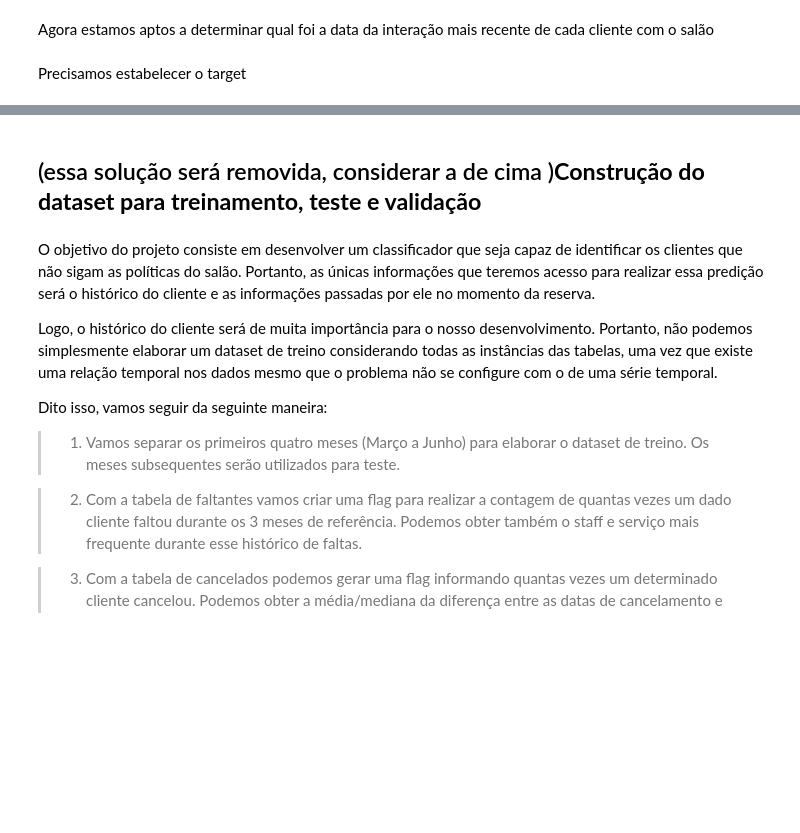
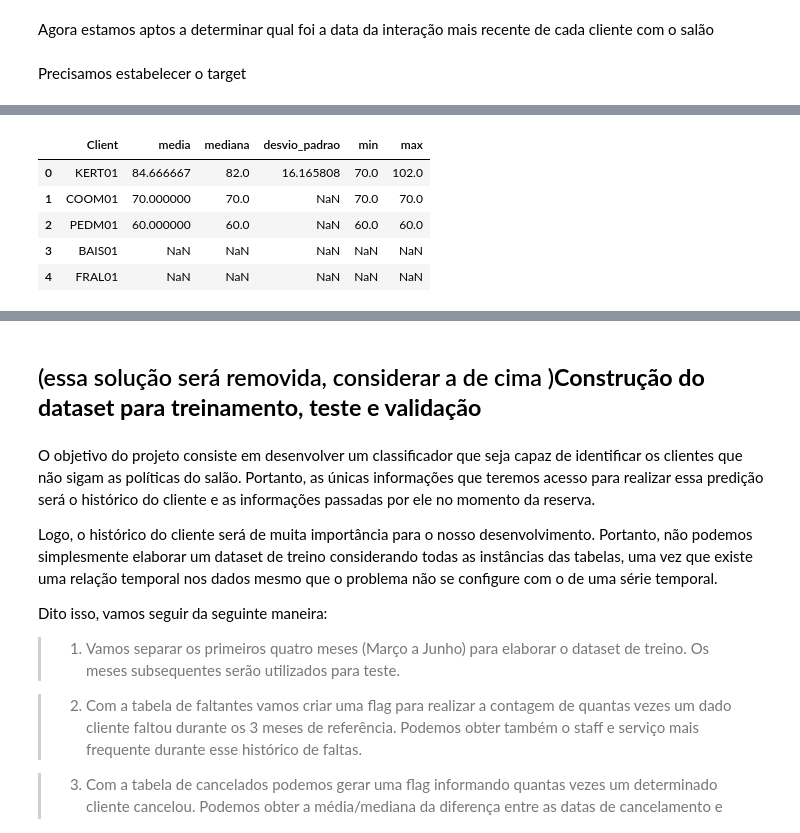
Before and after one commit to Alexandre-Esposte/Reserva_Nao_Honrada, a Jupyter notebook: notebooks/confeccionando_dataset_treino_teste.ipynb, the cells around one changed output, grey strips where cells are left out. Saved outputs shown, nothing was run; the diff lists cells and outputs as text; code cells hidden in the pictures; blank space fills up the shorter version.

```diff
--- a/notebooks/confeccionando_dataset_treino_teste.ipynb
+++ b/notebooks/confeccionando_dataset_treino_teste.ipynb
@@ -249,0 +402,10 @@ dataset['target'] = dataset.apply(lambda x: define_target(x['evento'],x['dias'])
+# %%
+estats = estatisticas(dataset,transacoes)
+estats.head()
+# %% [output]
+|  | Client | media | mediana | desvio_padrao | min | max |
+| 0 | KERT01 | 84.666667 | 82.0 | 16.165808 | 70.0 | 102.0 |
+| 1 | COOM01 | 70.000000 | 70.0 | NaN | 70.0 | 70.0 |
+| 2 | PEDM01 | 60.000000 | 60.0 | NaN | 60.0 | 60.0 |
+| 3 | BAIS01 | NaN | NaN | NaN | NaN | NaN |
+| 4 | FRAL01 | NaN | NaN | NaN | NaN | NaN |
```
Also changed, not shown: parts of 51 cells of this notebook.
